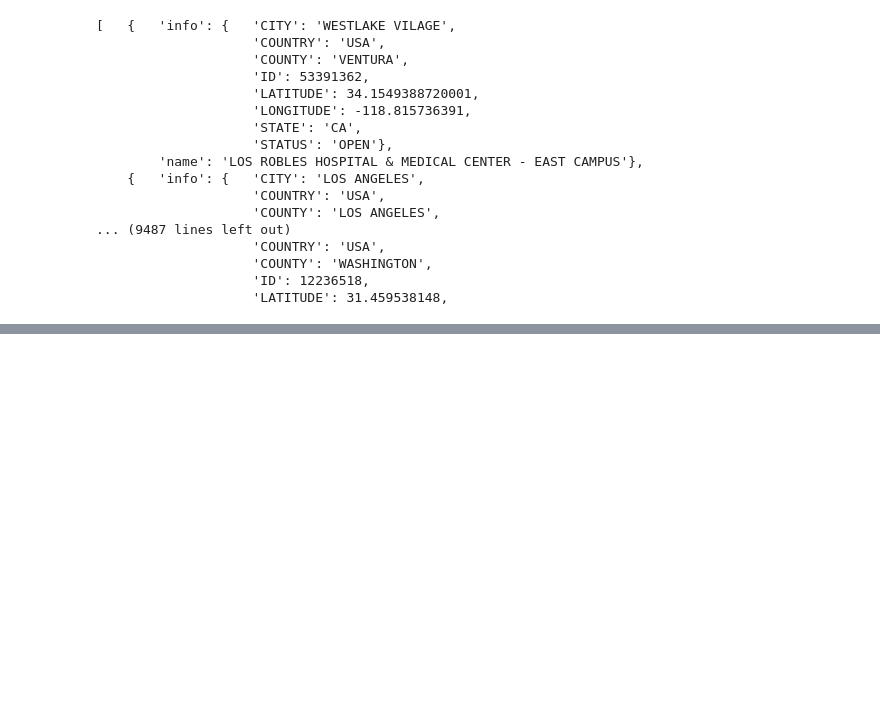
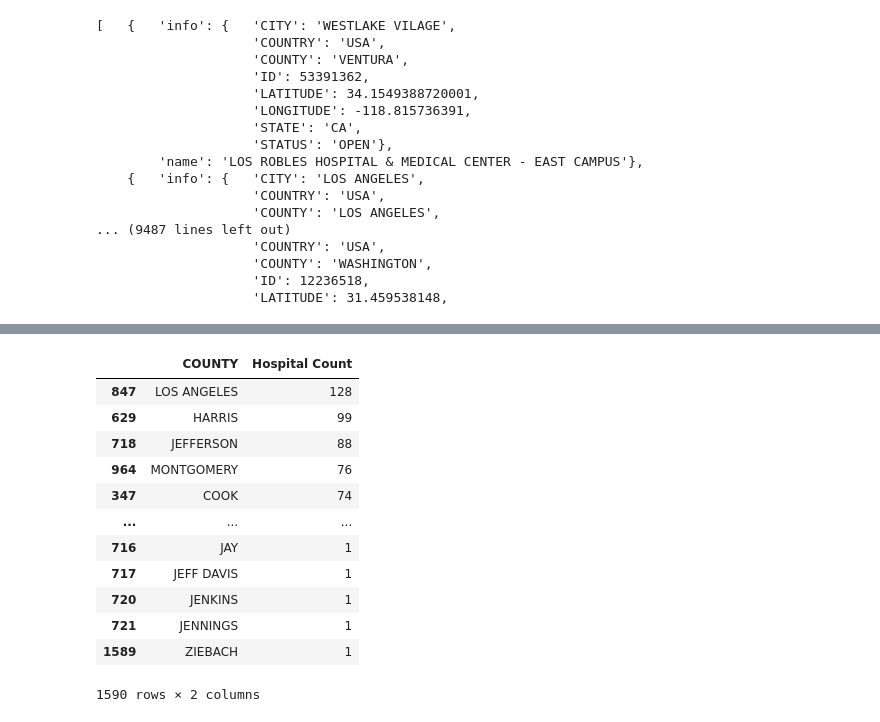
Before and after one commit to jvwastaken/Project-3, a Jupyter notebook: JV/Hospital.ipynb, the cells around one changed output, grey strips where cells are left out. Cells and saved outputs as stored; diff of their text form; code cells hidden in the pictures; blank space fills up the shorter version.

```diff
--- a/JV/Hospital.ipynb
+++ b/JV/Hospital.ipynb
@@ -132,0 +151,3 @@ filtered_hospitals_df.to_csv('cleaned_hospitals_data.csv', index=False)
+# %%
+hospitals_per_county = by_county_df.size()
+hospitals_per_county
@@ -132,0 +168,19 @@ filtered_hospitals_df.to_csv('cleaned_hospitals_data.csv', index=False)
+# %%
+#Converting the hospital count by county into a dataframe
+hospital_count_per_county_df = hospitals_per_county.reset_index(name='Hospital Count')
+hospital_count_per_county_df.sort_values(by='Hospital Count', ascending=False, inplace=True)
+hospital_count_per_county_df
+# %% [output]
+|  | COUNTY | Hospital Count |
+| 847 | LOS ANGELES | 128 |
+| 629 | HARRIS | 99 |
+| 718 | JEFFERSON | 88 |
+| 964 | MONTGOMERY | 76 |
+| 347 | COOK | 74 |
+| ... | ... | ... |
+| 716 | JAY | 1 |
+| 717 | JEFF DAVIS | 1 |
+| 720 | JENKINS | 1 |
+| 721 | JENNINGS | 1 |
+| 1589 | ZIEBACH | 1 |
+1590 rows × 2 columns
```
Also changed, not shown: parts of 3 cells of this notebook.
